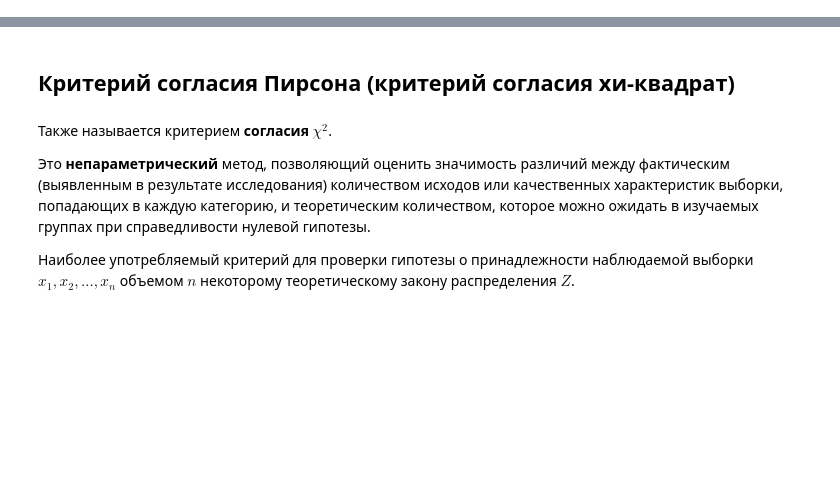
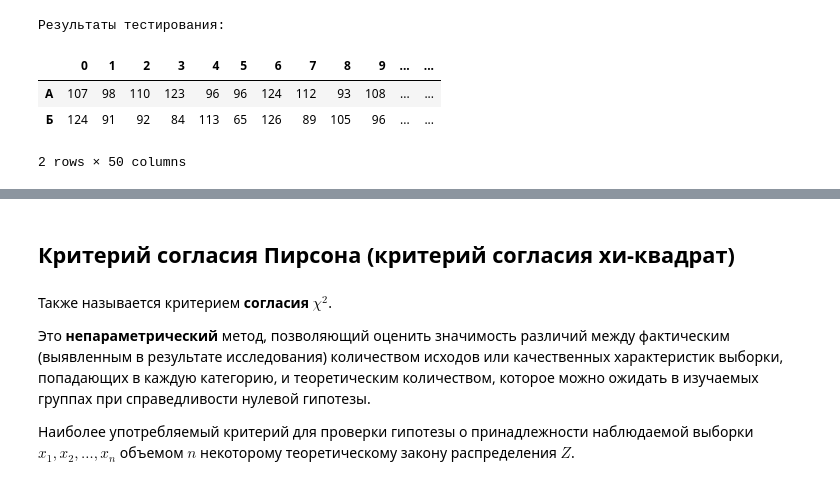
Before and after one commit to JosephFrancisTribbiani/ds, a Jupyter notebook: Statistic/stat_tests.ipynb, the cells around one changed output, grey strips where cells are left out. Drawn from its saved outputs; the diff is of its cells as text; code cells hidden in the pictures; blank space fills up the shorter version.

```diff
--- a/Statistic/stat_tests.ipynb
+++ b/Statistic/stat_tests.ipynb
@@ -0,0 +237,19 @@
+# %%
+import pandas as pd
+import numpy as np
+import scipy.stats as stats
+
+
+a_sample = stats.norm.rvs(loc=100, scale=15, size=50, random_state=42)
+b_sample = stats.norm.rvs(loc=100, scale=15, size=50, random_state=1)
+a_sample, b_sample = a_sample.round().astype("int"), b_sample.round().astype("int")
+df = pd.DataFrame(data={"А": a_sample, "Б": b_sample}).T
+
+print("Результаты тестирования:")
+display(df)
+# %% [output]
+Результаты тестирования:
+|  | 0 | 1 | 2 | 3 | 4 | 5 | 6 | 7 | 8 | 9 | ... | ... |
+| А | 107 | 98 | 110 | 123 | 96 | 96 | 124 | 112 | 93 | 108 | ... | ... |
+| Б | 124 | 91 | 92 | 84 | 113 | 65 | 126 | 89 | 105 | 96 | ... | ... |
+2 rows × 50 columns
```
Also changed, not shown: parts of 29 cells of this notebook, 1 other file.
